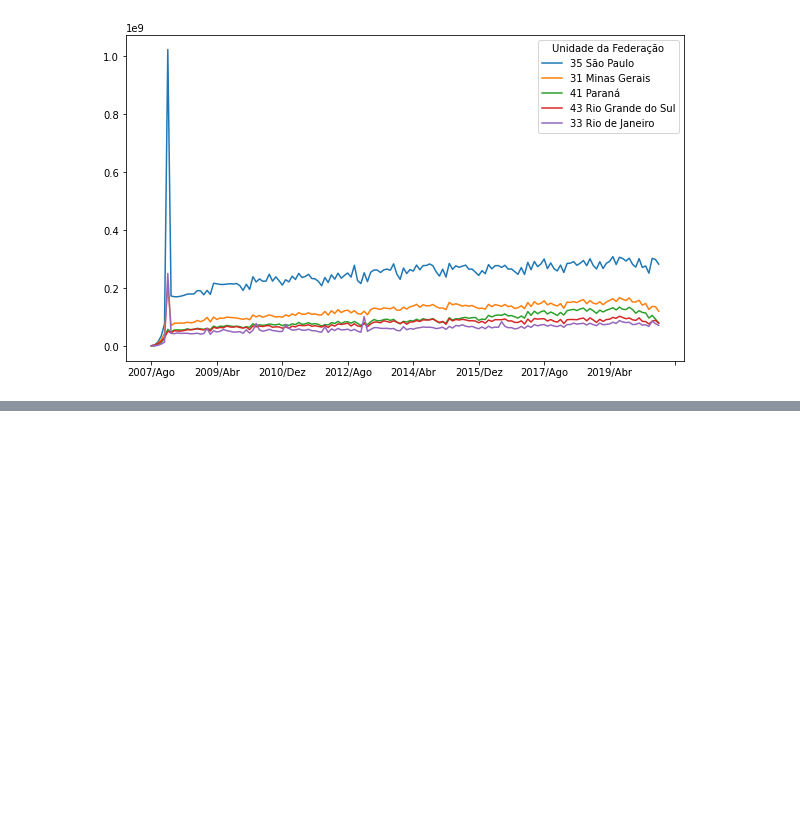
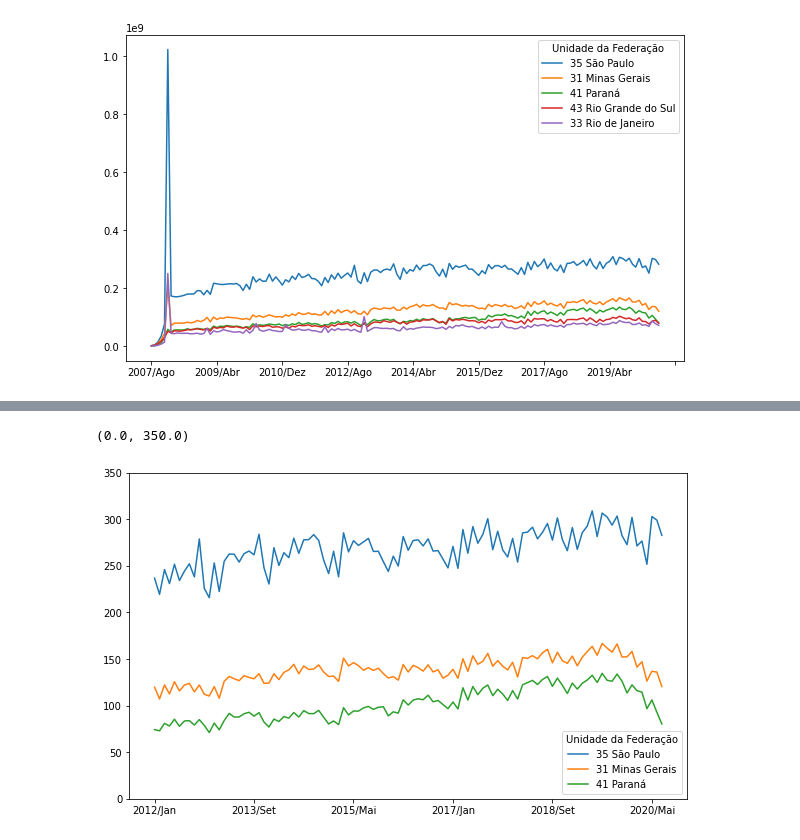
Before and after one commit to cajjunior/bootcamp_dataScience_alura, a Jupyter notebook: Bootcamp_Datascience.ipynb, the cells around one changed output, grey strips where cells are left out. Cells and saved outputs as stored; diff of their text form; code cells hidden in the pictures; blank space fills up the shorter version.

```diff
--- a/Bootcamp_Datascience.ipynb
+++ b/Bootcamp_Datascience.ipynb
@@ -461,0 +470,6 @@ ordenado_por_total.head(5).T.plot(figsize=(10,6))
+# %%
+ordenado_por_total[meses_filtrados].head(3).T.plot(figsize=(10,6))
+plt.ylim(0, 350)
+# %% [output]
+(0.0, 350.0)
+[figure, added]
```
Also changed, not shown: parts of 17 cells of this notebook.
